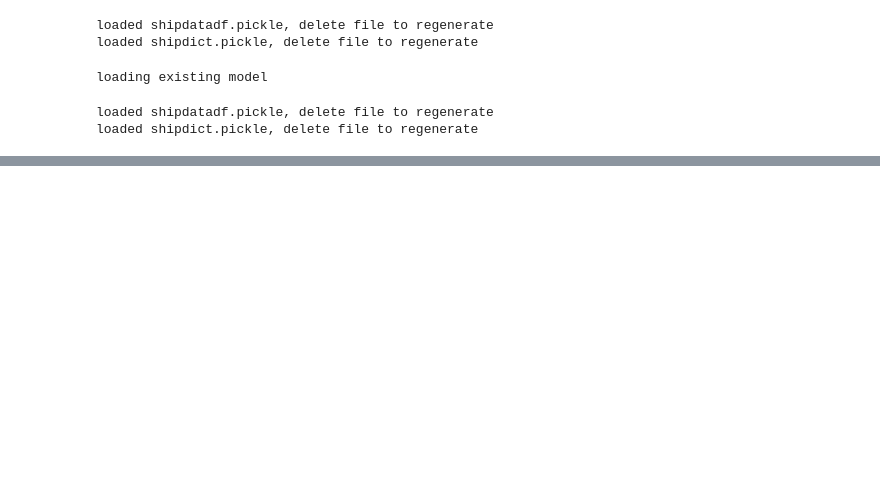
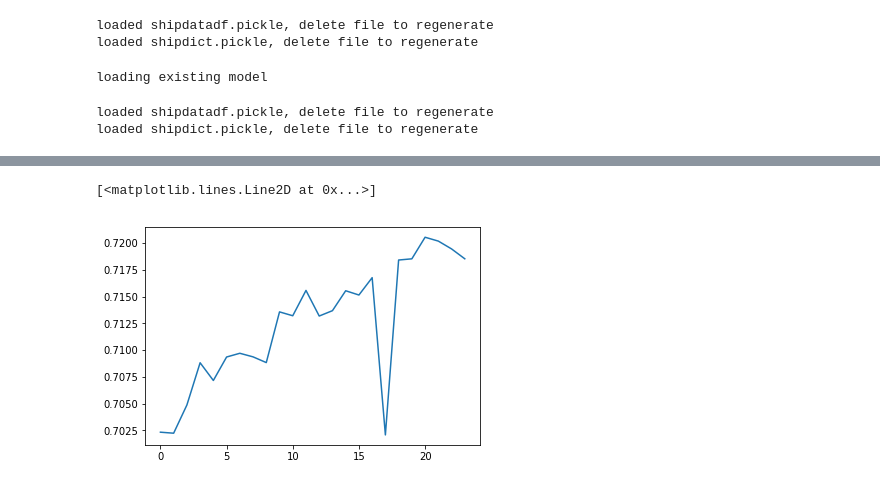
Before and after one commit to tetolab/shipdet, a Jupyter notebook: shipdet.ipynb, the cells around one changed output, grey strips where cells are left out. Saved outputs shown, nothing was run; the diff lists cells and outputs as text; code cells hidden in the pictures; blank space fills up the shorter version.

```diff
--- a/shipdet.ipynb
+++ b/shipdet.ipynb
@@ -309,0 +321,5 @@ plt.imshow(surface)
+# %%
+plt.plot(pickle.load(open('acc_history.pickle', 'rb')))
+# %% [output]
+[<matplotlib.lines.Line2D at 0x...>]
+[figure, added]
```
Also changed, not shown: parts of 13 cells of this notebook, 3 other files.
